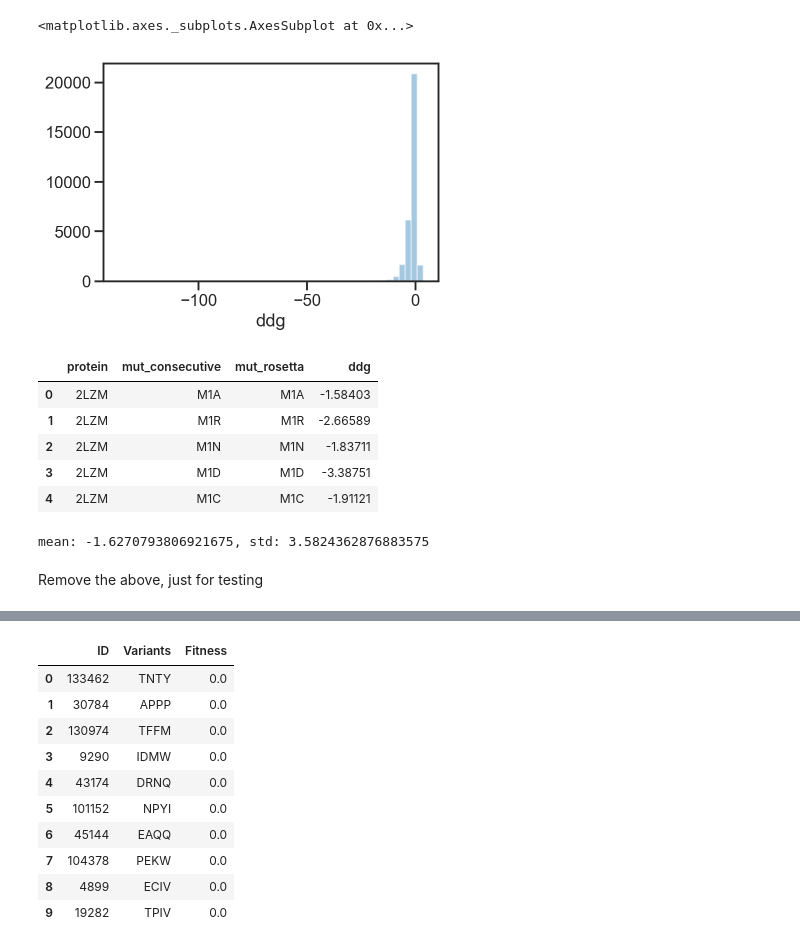
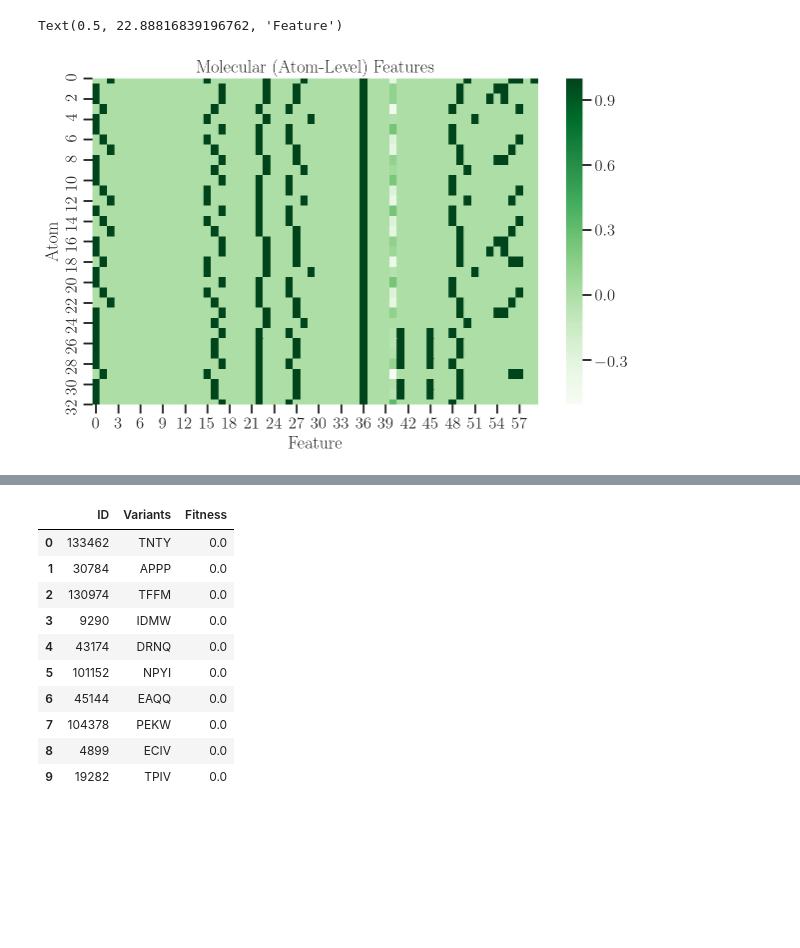
Before and after one commit to ayushkarnawat/profit, a Jupyter notebook: examples/fitness570/dataset_exploration.ipynb, the cells around one changed output, grey strips where cells are left out. Saved outputs shown, nothing was run; the diff lists cells and outputs as text; code cells hidden in the pictures; blank space fills up the shorter version.

```diff
--- a/examples/fitness570/dataset_exploration.ipynb
+++ b/examples/fitness570/dataset_exploration.ipynb
@@ -16,20 +16,33 @@ import matplotlib.gridspec as gridspec
 from mpl_toolkits.mplot3d import Axes3D
 
 from rdkit import Chem
-from rdkit.Chem import Draw
-from rdkit.Chem import AllChem, rdmolops
+from rdkit.Chem import AllChem, Draw, rdchem, rdmolfiles, rdmolops, rdPartialCharges
 
-# Seaborn styling
+# Pandas options
+# 1. Max column width (-1 wraps text)
+# 2. Max num of rows to display
+pd.set_option('display.max_colwidth', -1)
+pd.set_option('display.max_rows', 25)
+
+# Seaborn options
+# 1. Axes style
+# 2. Presentation style (text size)
 sns.set_style('ticks')
 sns.set_context('talk')
 
-# 1. Inline plot
-# 2. Print version
-# 3. Notebook to reload external python modules
-# 3.1 Reload modified code every time it is executed
-# 4. Retina (high resolution) plots
+# Matplotlib options
+# 1. LaTeX style font (Computer Modern Roman)
+# 2. Use TeX for math symbols/graphics (glyps)
+# 3. Inline plot
+# 4. Enable retina (high resolution) plots
+plt.rc('font',**{'family':'serif', 'serif': 'cmr10'})
+plt.rc('text', **{'usetex': True})
 %matplotlib inline
+%config InlineBackend.figure_format='retina'
+
+# Misc options
+# 1. Print pkg versions
+# 2. Reload external modules automatically
 %load_ext watermark
 %load_ext autoreload
 %autoreload 2
-%config InlineBackend.figure_format='retina'
@@ -90,5 +209,5 @@ def construct_pos_matrix(mol, out_size=-1):
 # %%
-mols = Chem.SDMolSupplier('../data/processed/vdgv570-constraints=1-algo=ETKDG.sdf')
-
-pos_matrix = construct_pos_matrix(mols[0], out_size=10)
-sns.heatmap(pos_matrix[:,:,0], cmap='Greens')
+mols = Chem.SDMolSupplier('../../data/processed/fitness570-constraints=1-algo=ETKDG.sdf')
+mol_feats = construct_mol_features(mols[0])
+adj_matrix = construct_adj_matrix(mols[0], normalize=True)
+pos_matrix = construct_pos_matrix(mols[0])
@@ -138,23 +214,9 @@ sns.heatmap(deg_inv_sqrt, cmap='Greens')
-# %%
-ddg = pd.read_csv('../data/raw/ddg.csv', sep=',')
-sns.distplot(ddg['ddg'], kde=False)
-# %% [output]
-<matplotlib.axes._subplots.AxesSubplot at 0x...>
-[figure, removed]
-# %%
-ddg.head()
-# %% [output]
-|  | protein | mut_consecutive | mut_rosetta | ddg |
-| 0 | 2LZM | M1A | M1A | -1.58403 |
-| 1 | 2LZM | M1R | M1R | -2.66589 |
-| 2 | 2LZM | M1N | M1N | -1.83711 |
-| 3 | 2LZM | M1D | M1D | -3.38751 |
-| 4 | 2LZM | M1C | M1C | -1.91121 |
-# %%
-mean = np.mean(ddg['ddg'])
-std = np.std(ddg['ddg'])
-print('mean: {}, std: {}'.format(mean, std))
-# %% [output]
-mean: -1.6270793806921675, std: 3.5824362876883575
-# %% [markdown]
-Remove the above, just for testing
+# %%
+plt.figure(figsize=(10,6))
+sns.heatmap(mol_feats, cmap="Greens")
+plt.title('Molecular (Atom-Level) Features')
+plt.ylabel('Atom')
+plt.xlabel('Feature')
+# %% [output]
+Text(0.5, 22.88816839196762, 'Feature')
+[figure, added]
```
Also changed, not shown: parts of 14 cells of this notebook, 25 other files.
